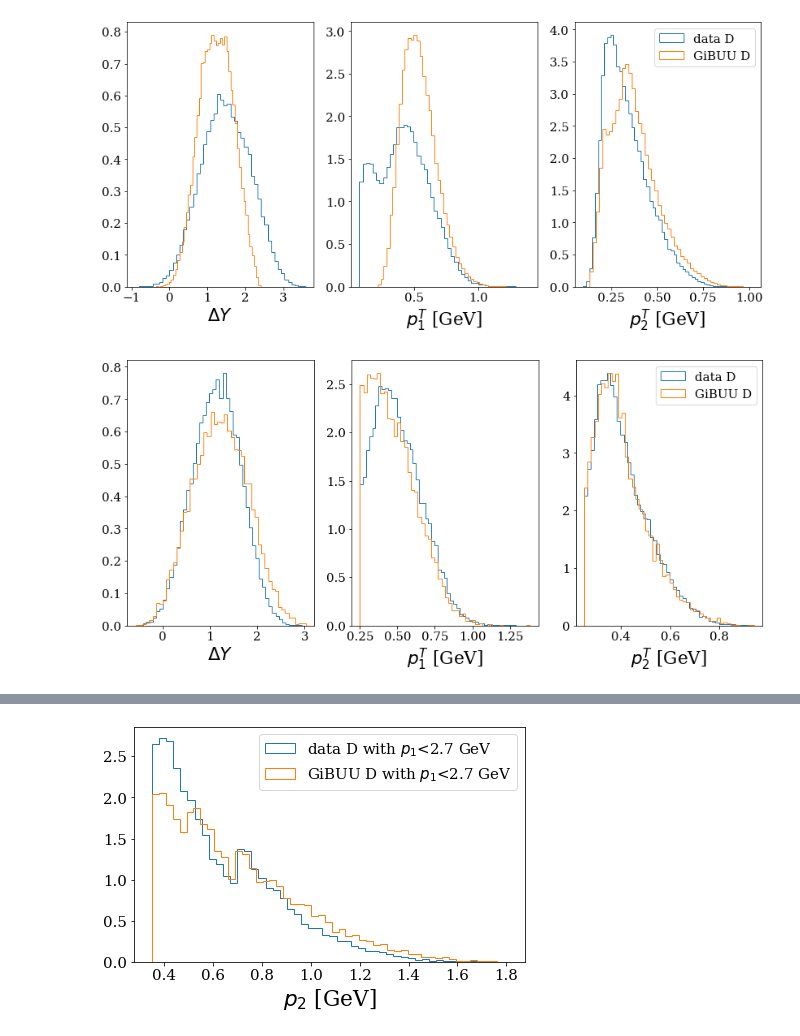
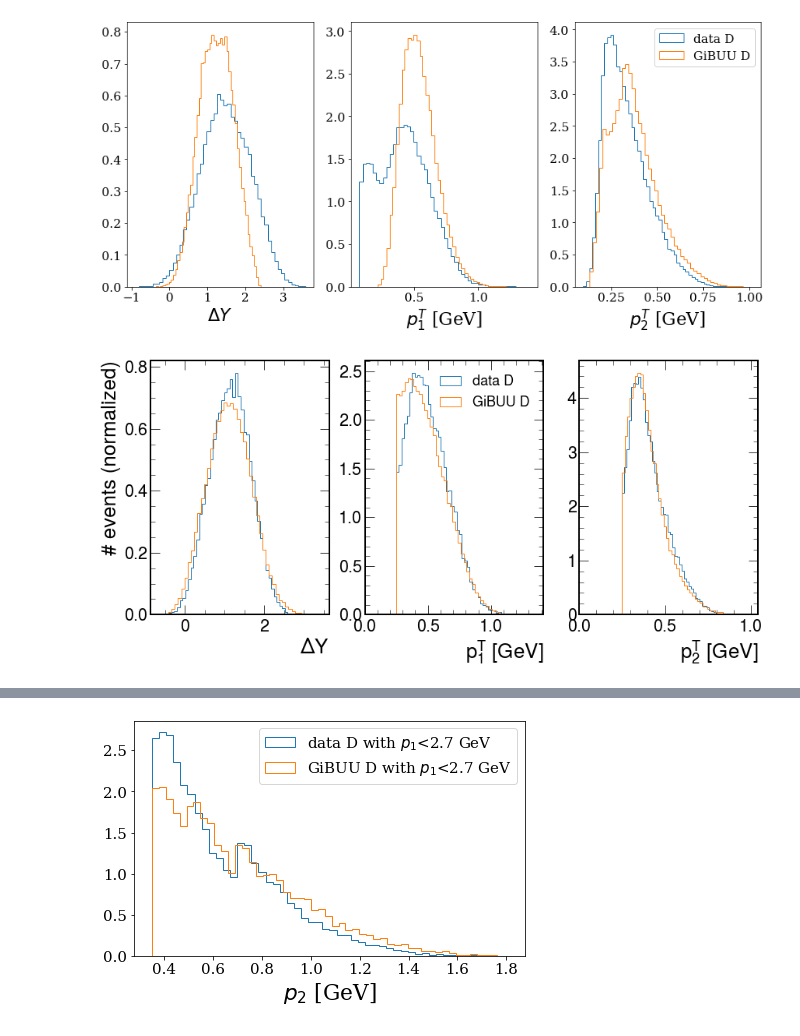
Before and after one commit to smoranvas/di-hadron, a Jupyter notebook: DipionFollowup.ipynb, the cells around one changed output, grey strips where cells are left out. Saved outputs shown, nothing was run; the diff lists cells and outputs as text; code cells hidden in the pictures.

```diff
--- a/DipionFollowup.ipynb
+++ b/DipionFollowup.ipynb
@@ -1212,11 +940,13 @@ make_plots_new(data_corr, GiBUU, sliceinfo, filename_tag='pT1')
 # %%
 data, GiBUU, sliceinfo = get_values("h2_cm_pt", "p^T_{2}", (0.25, 0.4,0.6, 0.8),
-                                    GiBUU_suffix='_tweak2')
+                                    GiBUU_suffix=GiBUU_suffix)
 data_corr = [apply_endcap_corrections(d) for d in data]
 add_syst_error_from_misid(data_corr, 'pT2')
+add_syst_error_from_cuts(data_corr, 'pT2')
+add_syst_error_from_coulomb(data_corr, 'pT2')
 all_data_uncorr['pT2']=data
 all_data['pT2']=data_corr
 all_GiBUU['pT2']=GiBUU
 all_sliceinfo['pT2'] = sliceinfo
-make_plots_new(data_corr, GiBUU, sliceinfo, filename_tag='pT2')
+make_plots_new(data_corr, GiBUU, sliceinfo, filename_tag='pT2', slice_unit='GeV')
 # %% [output]
@@ -1229 +959,6 @@ _, all_GiBUU['pT2_fine'], all_sliceinfo['pT2_fine'] = get_values("h2_cm_pt", "p^
+# %%
+with open('syst_from_cuts_widths.pkl', 'rb') as f:
+    syst_from_cuts_widths = pickle.load(f)
+with open('syst_from_cuts_broadenings.pkl', 'rb') as f:
+    syst_from_cuts_broadenings = pickle.load(f)
 # %%
@@ -1539,0 +1442,17 @@ plt.show()
+# %%
+print(data_broadenings.keys())
+with open(f"/home/sebouh/Documents/Overleaf_git/Dihadron2D_AN/tables/broadening_data.tex", "w") as f:
+    for key in "all dY pT1 pT2".split():
+        for i in range(len(all_sliceinfo[key])):
+            line=all_sliceinfo[key][i] if key != "all" else "Integrated result"
+            if "pT" in key:
+                line +=" GeV"
+            for A in "C Fe Pb".split():
+                d=data_broadenings[A,key]
+                #print(A, key)
+                #print(type(d.dbstat[i]))
+                line += f"& {d.b[i]:.3f}$\\pm${d.dbstat[i]:.3f}$\\pm${d.dbsyst[i]:.3f}"
+
+            line +="\\\\"
+            print(line, file=f)
+        print("\\hline", file=f)
@@ -1688,36 +1638,42 @@ plt.show()
 # %%
 q="h2_z>0 and h1_pid==211 and h2_pid == -211 and h2_p>0.35 and h1_cm_pt>0.25 and h2_cm_pt>0.25 and " +\
         pThetaCuts_pair
+addCuts="" # " and h1_p<2.7 and h1_th>10"
+q+= addCuts
 #q+=" and h1_p<2.7"
 #q+=" and h2_p>0.5"
 #q+=" and h1_cm_pt>0.4"
 fig, axs = plt.subplots(1, 3, figsize=(14, 6))
 plt.sca(axs[0])
 
+GiBUU_suffix="_tweak2"
 for a in 'D'.split():
     plt.hist(dfs_pair[f'{a}'].query(q).drap, bins=50, density=True,
             label=f'data {a}', histtype='step')
-    plt.hist(dfs_pair[f'GiBUU_{a}'].query(q).drap, bins=50, density=True,
+    plt.hist(dfs_pair[f'GiBUU_{a}{GiBUU_suffix}'].query(q).drap, bins=50, density=True,
             label=f'GiBUU {a}', histtype='step')
 plt.xlabel('$\Delta Y$')
 
 plt.sca(axs[1])
 for a in 'D'.split():
     plt.hist(dfs_pair[f'{a}'].query(q).h1_cm_pt, bins=50, density=True,
             label=f'data {a}', histtype='step')
-    plt.hist(dfs_pair[f'GiBUU_{a}'].query(q).h1_cm_pt, bins=50, density=True,
+    plt.hist(dfs_pair[f'GiBUU_{a}{GiBUU_suffix}'].query(q).h1_cm_pt, bins=50, density=True,
             label=f'GiBUU {a}', histtype='step')
 plt.xlabel('$p^T_1$ [GeV]')
-
+plt.xlim(0)
 
 plt.sca(axs[2])
 for a in 'D'.split():
     plt.hist(dfs_pair[f'{a}'].query(q).h2_cm_pt, bins=50, density=True,
             label=f'data {a}', histtype='step')
-    plt.hist(dfs_pair[f'GiBUU_{a}'].query(q).h2_cm_pt, bins=50, density=True,
+    plt.hist(dfs_pair[f'GiBUU_{a}{GiBUU_suffix}'].query(q).h2_cm_pt, bins=50, density=True,
             label=f'GiBUU {a}', histtype='step')
 plt.xlabel('$p^T_2$ [GeV]')
-plt.legend()
+plt.xlim(0)
+
+axs[0].set_ylabel("# events (normalized)")
+axs[1].legend(fontsize=18)
 plt.show()
 # %% [output]
-[figure, old version]
+[figure, new version]
```
Also changed, not shown: parts of 65 cells of this notebook.
